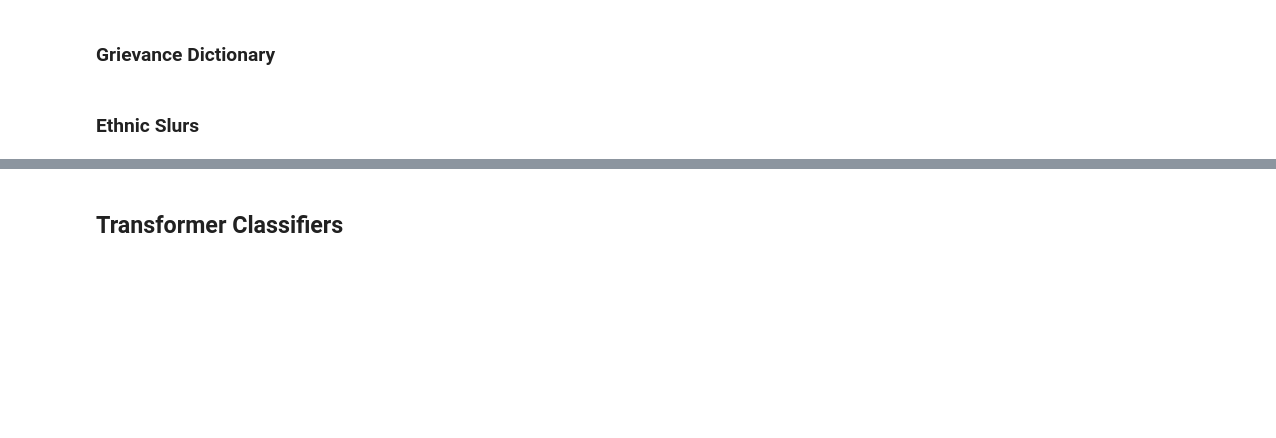
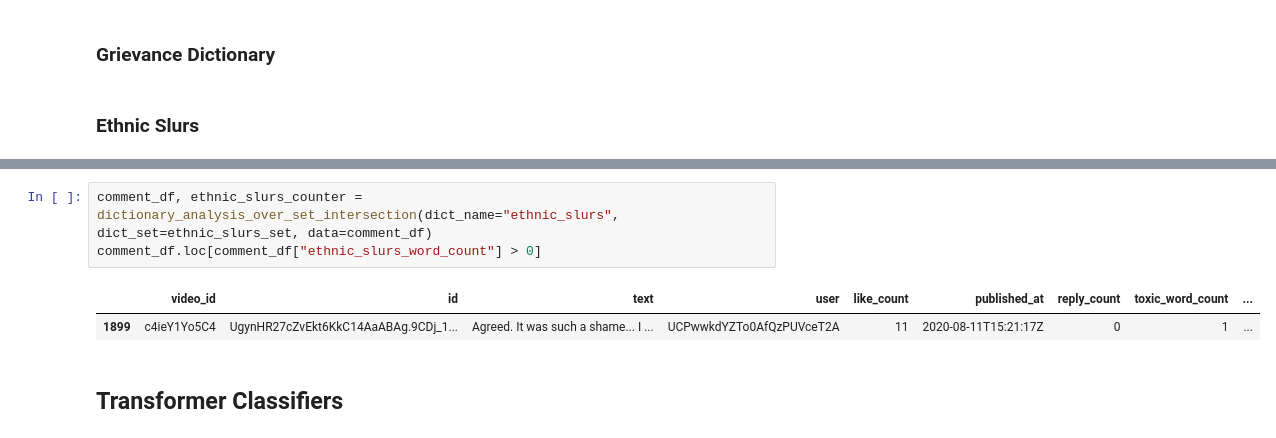
Before and after one commit to lkno0705/ToxicF1Cac, a Jupyter notebook: final.ipynb, the cells around one changed output, grey strips where cells are left out. Cells and saved outputs as stored; diff of their text form; blank space fills up the shorter version.

```diff
--- a/final.ipynb
+++ b/final.ipynb
@@ -220,3 +290,9 @@ dict_df
+# %%
+comment_df, ethnic_slurs_counter = dictionary_analysis_over_set_intersection(dict_name="ethnic_slurs", dict_set=ethnic_slurs_set, data=comment_df)
+comment_df.loc[comment_df["ethnic_slurs_word_count"] > 0]
+# %% [output]
+|  | video_id | id | text | user | like_count | published_at | reply_count | toxic_word_count | ... |
+| 1899 | c4ieY1Yo5C4 | UgynHR27cZvEkt6KkC14AaABAg.9CDj_1... | Agreed. It was such a shame... I ... | UCPwwkdYZTo0AfQzPUVceT2A | 11 | 2020-08-11T15:21:17Z | 0 | 1 | ... |
 # %% [markdown]
 ## Transformer Classifiers
 # %% [markdown]
```
Also changed, not shown: parts of 5 cells of this notebook.
